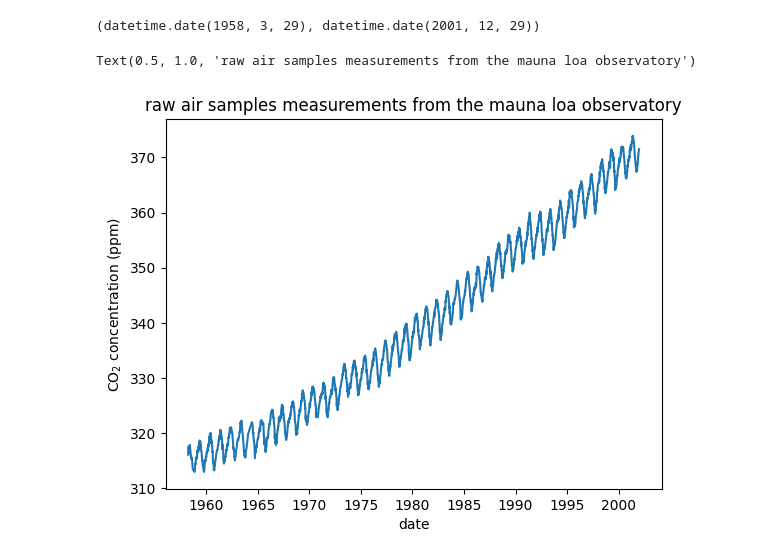
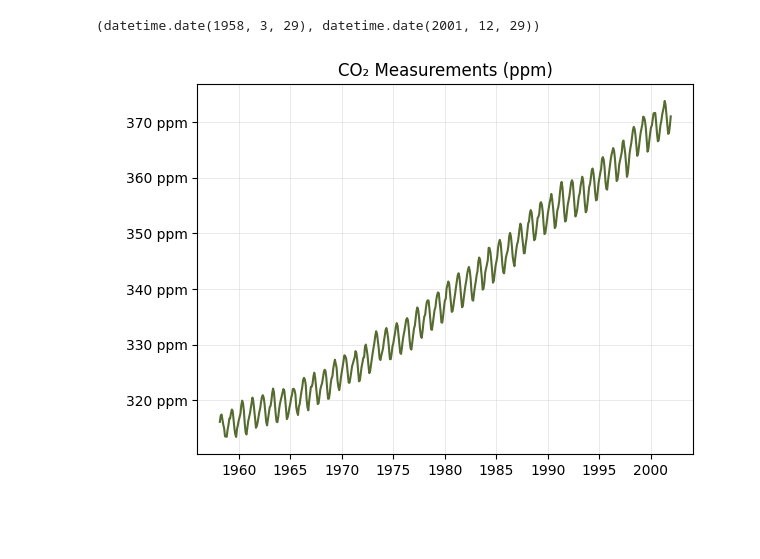
Before and after one commit to andreaycaceres/gaussian-process-co2-forecasting, a Jupyter notebook: gaussian_processes.ipynb, the cells around one changed output. Saved outputs shown, nothing was run; the diff lists cells and outputs as text; code cells hidden in the pictures.

```diff
--- a/gaussian_processes.ipynb
+++ b/gaussian_processes.ipynb
@@ -34,10 +38,13 @@ co2_data['date'].min(), co2_data['date'].max()
 # %% [output]
 (datetime.date(1958, 3, 29), datetime.date(2001, 12, 29))
 # %%
-plt.plot(co2_data['date'], co2_data['co2'])
-plt.xlabel('date')
-plt.ylabel('CO$_2$ concentration (ppm)')
-plt.title('raw air samples measurements from the mauna loa observatory')
+plt.plot(co2_data['date'], co2_data['co2'], color = '#556b2f')
+plt.title("CO₂ Measurements (ppm)")
+plt.xlabel(" ")
+plt.ylabel(" ")
+plt.gca().yaxis.set_major_formatter(FuncFormatter(lambda y, _: f'{y:.0f} ppm'))
+plt.grid(color='lightgrey', linestyle='-', linewidth=0.5, alpha=0.7)
+plt.savefig("images/co2_measurements.png", dpi=300, bbox_inches="tight")
+plt.show()
 # %% [output]
-Text(0.5, 1.0, 'raw air samples measurements from the mauna loa observatory')
-[figure, old version]
+[figure, new version]
```
Also changed, not shown: parts of 12 cells of this notebook, 2 other files.
